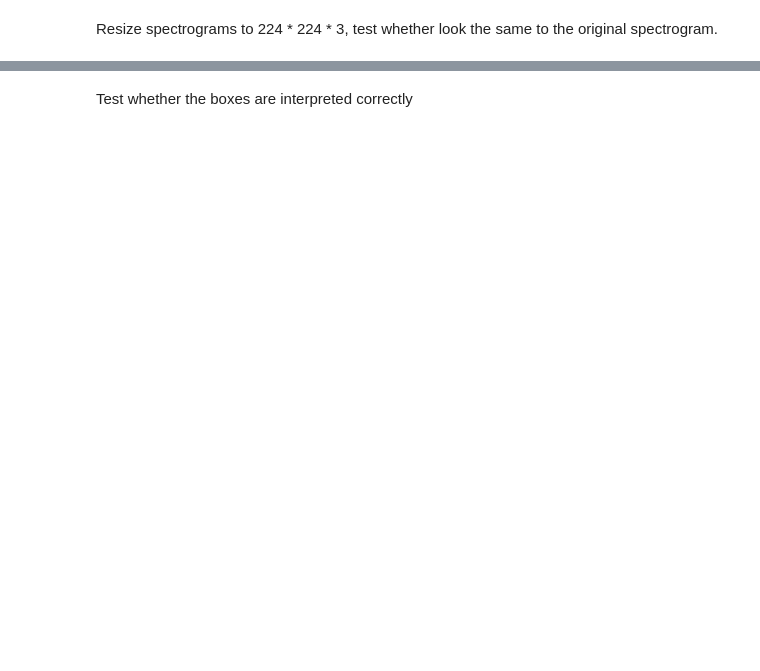
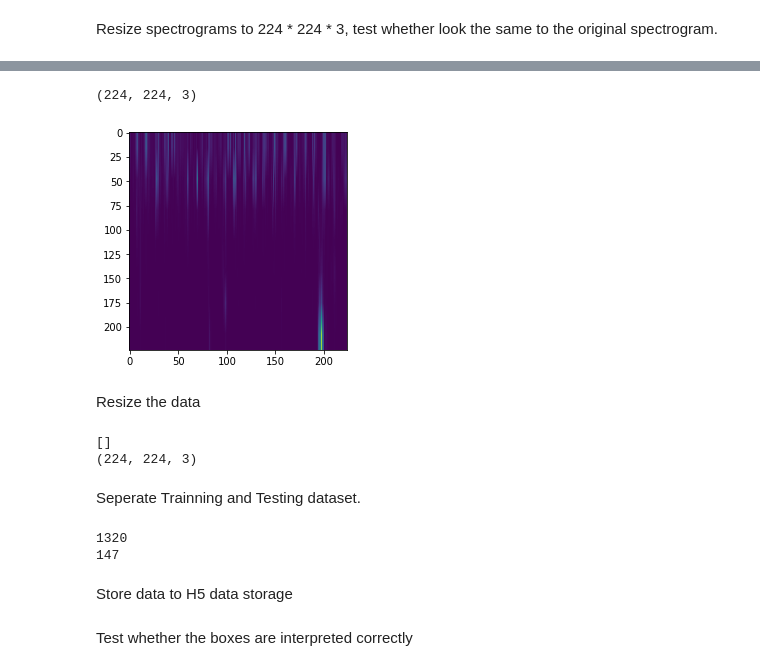
Before and after one commit to solislemuslab/tropical-stethoscope, a Jupyter notebook: Yuren/jupyter_notebook/dataset_creation.ipynb, the cells around one changed output, grey strips where cells are left out. Saved outputs shown, nothing was run; the diff lists cells and outputs as text; code cells hidden in the pictures; blank space fills up the shorter version.

```diff
--- a/Yuren/jupyter_notebook/dataset_creation.ipynb
+++ b/Yuren/jupyter_notebook/dataset_creation.ipynb
@@ -279,0 +313,50 @@ spec number: 71
+# %%
+# file = specs_resized[index]
+spec_resized=cv2.resize(boxSpecPlt,(224,224))
+spec_resized=cv2.cvtColor(spec_resized.astype('float32'), cv2.COLOR_BGR2RGB) #cv2 does not accept float64
+spec_resized= np.flip(spec_resized,0)
+
+print(spec_resized.shape)
+plt.imshow(spec_resized[:,:,1])
+plt.show()
+# %% [output]
+(224, 224, 3)
+[figure, added]
+# %% [markdown]
+Resize the data
+# %%
+specs_resized = []
+# for some sound not found
+freqs_updated = []
+times_updated = []
+sonotypes_updated = []
+
+empty_specs = []
+for i in range(len(files)):
+  if specs[i].size:
+    spec_resized=cv2.resize(specs[i],(224,224))
+    spec_resized=cv2.cvtColor(spec_resized.astype('float32'), cv2.COLOR_BGR2RGB) #cv2 does not accept float64
+    specs_resized.append(np.flip(spec_resized,0))
+    freqs_updated.append(freqs[i])
+    times_updated.append(actTimes[i])
+    sonotypes_updated.append(sonotypes[i])
+  else:
+    empty_specs.append(i)
+
+print(empty_specs)
+print(specs_resized[0].shape)
+# %% [output]
+[]
+(224, 224, 3)
+# %% [markdown]
+Seperate Trainning and Testing dataset.
+# %%
+x_train, x_test, y_train, y_test = train_test_split(specs_resized, sonotypes_updated, test_size=0.1, random_state = 42)
+
+print(len(x_train))
+print(len(x_test))
+# %% [output]
+1320
+147
+# %% [markdown]
+ Store data to H5 data storage
```
Also changed, not shown: parts of 21 cells of this notebook, 1 other file.
